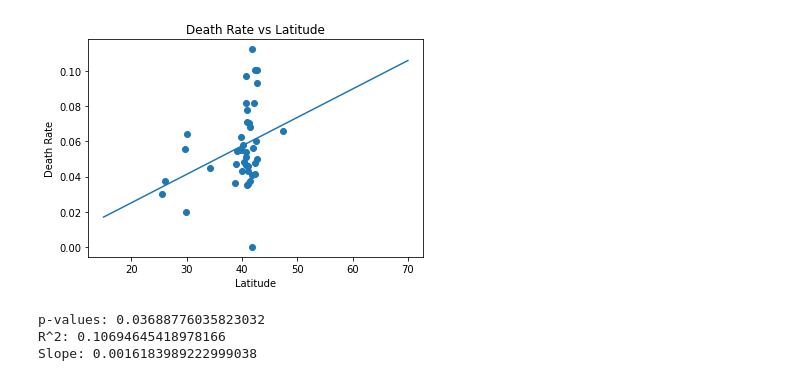
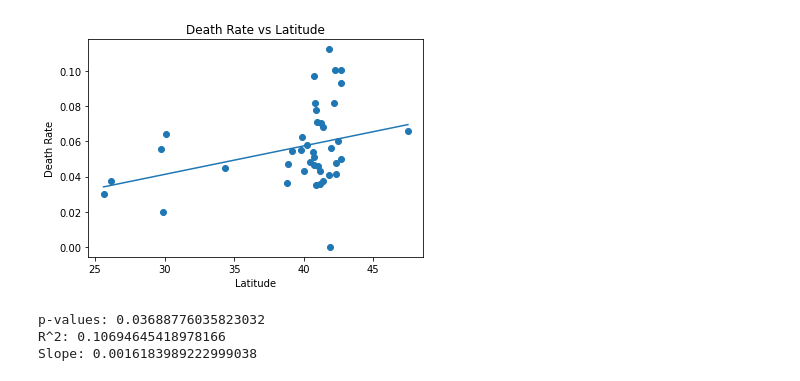
Before and after one commit to amkrutsinger/covid19finalproject, a Jupyter notebook: regression/regression.ipynb, the cells around one changed output. Cells and saved outputs as stored; diff of their text form; code cells hidden in the pictures.

Commit message:
Update regression files

```diff
--- a/regression/regression.ipynb
+++ b/regression/regression.ipynb
@@ -132,27 +252,26 @@ death_and_lat
 # %%
 # Plot linear regression
-def lin_regress(merged_data, col_death, col_data, line_length):
+def lin_regress(merged_data, col_death, col_data, start, line_length):
     # Linear regression using scipy
     slope, intercept, r_value, p_value, std_err = stats.linregress(merged_data[col_data], merged_data[col_death])
-    predictions = np.linspace(15,line_length,5) * slope + intercept
+    predictions = np.linspace(start,line_length,5) * slope + intercept
 
     # Visualize using plt
     plt.scatter(merged_data[col_data], merged_data[col_death])
     plt.ylabel(col_death)
     plt.xlabel(col_data)
     plt.title(f'{col_death} vs {col_data}')
-    plt.plot(np.linspace(15,line_length,5), predictions)
+    plt.plot(np.linspace(start,line_length,5), predictions)
     plt.show()
 
     # Print important values
     print(f'p-values: {p_value}')
     print(f'R^2: {r_value*r_value}')
     print(f'Slope: {slope}')
-
-
-lin_regress(death_and_lat, 'Death Rate', 'Latitude', 70)
-# %% [output]
-[figure, removed]
-p-values: 0.03688776035823032
-R^2: 0.10694645418978166
-Slope: 0.0016183989222999038
+# %%
+lin_regress(death_and_lat, 'Death Rate', 'Latitude', death_and_lat['Latitude'].min(), death_and_lat['Latitude'].max())
+# %% [output]
+[figure, added]
+p-values: 0.03688776035823032
+R^2: 0.10694645418978166
+Slope: 0.0016183989222999038
```
Also changed, not shown: parts of 6 cells of this notebook.
